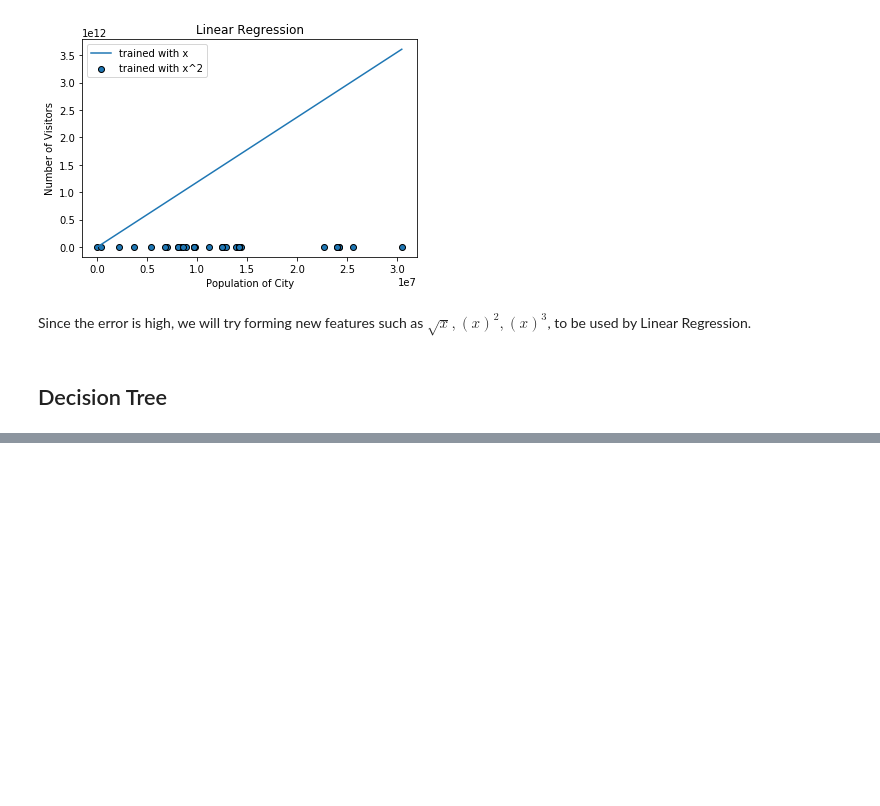
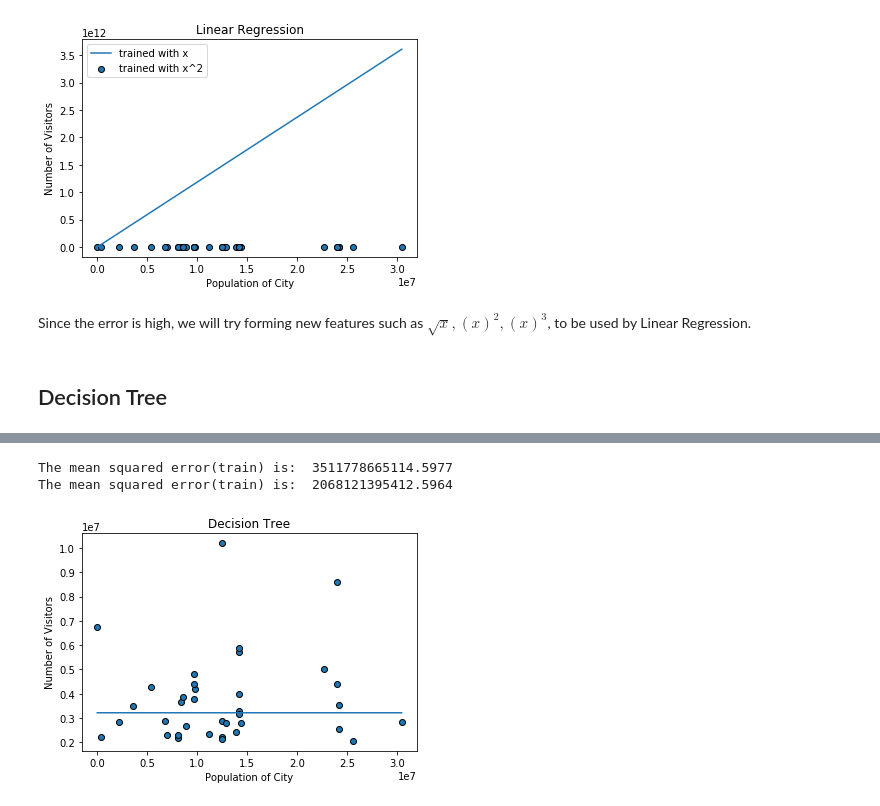
Before and after one commit to amini2nt/Ivado_musuem, a Jupyter notebook: IVADO_ML.ipynb, the cells around one changed output, grey strips where cells are left out. Drawn from its saved outputs; the diff is of its cells as text; code cells hidden in the pictures; blank space fills up the shorter version.

Commit message:
support vector regression

```diff
--- a/IVADO_ML.ipynb
+++ b/IVADO_ML.ipynb
@@ -232,0 +238,22 @@ plt.show()
+# %%
+support_vector = svm.SVR()
+support_vector.fit(X_train, y_train)
+prediction_svm_train = support_vector.predict(X_train)
+print("The mean squared error(train) is: ", mean_squared_error(y_train, prediction_svm_train))
+prediction_svm_valid = support_vector.predict(X_val)
+print("The mean squared error(train) is: ", mean_squared_error(y_val, prediction_svm_valid))
+
+
+fig, ax = plt.subplots()
+ax.scatter(X_train, y_train, edgecolors=(0, 0, 0))
+
+yy = support_vector.predict(xx)
+ax.plot(xx,yy)
+plt.title("Decision Tree")
+plt.xlabel("Population of City")
+plt.ylabel("Number of Visitors")
+plt.show()
+# %% [output]
+The mean squared error(train) is:  3511778665114.5977
+The mean squared error(train) is:  2068121395412.5964
+[figure, added]
```
Also changed, not shown: parts of 2 cells of this notebook.
